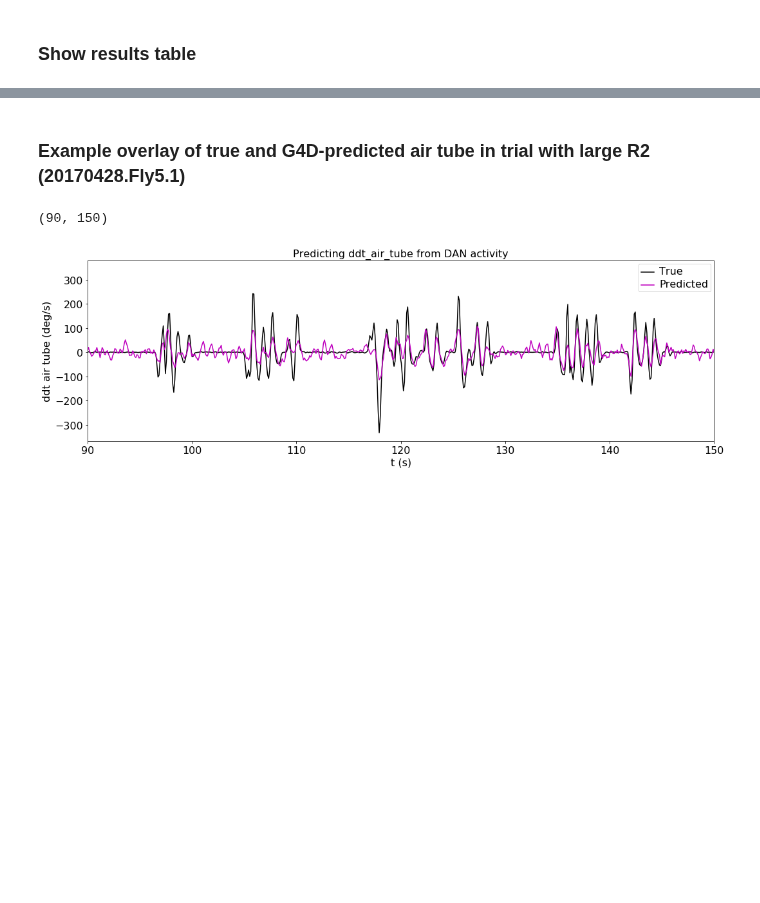
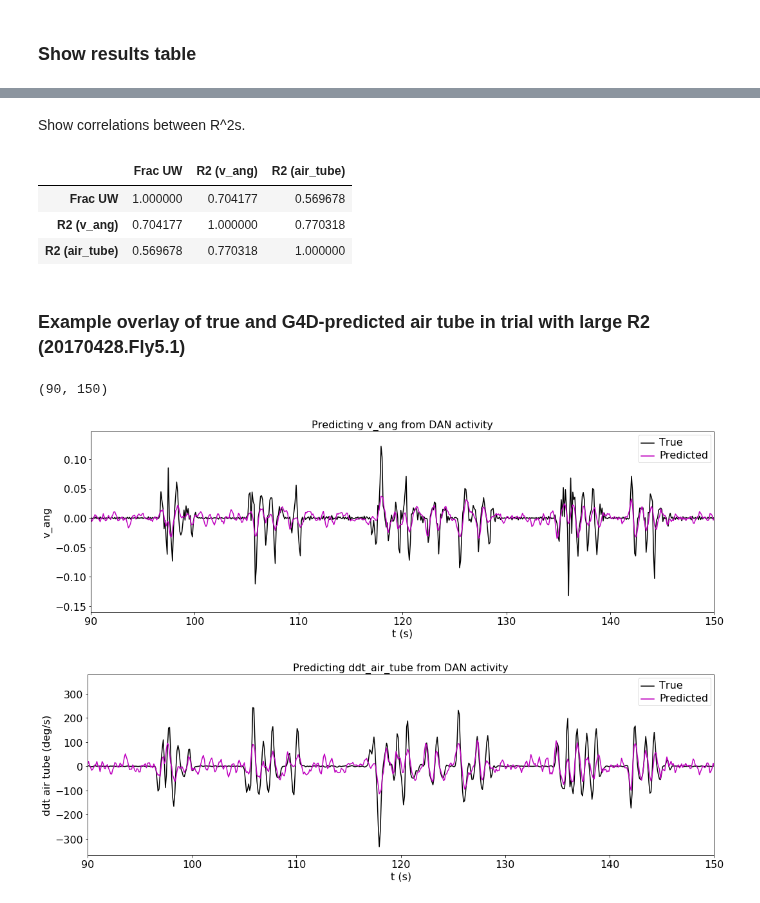
Before and after one commit to rkp8000/mushroom_mushroom, a Jupyter notebook: B1_G4_vs_v_ang_and_air_tube.ipynb, the cells around one changed output, grey strips where cells are left out. Cells and saved outputs as stored; diff of their text form; code cells hidden in the pictures; blank space fills up the shorter version.

```diff
--- a/B1_G4_vs_v_ang_and_air_tube.ipynb
+++ b/B1_G4_vs_v_ang_and_air_tube.ipynb
@@ -151,7 +59,7 @@ WINDOWS = {'G4D': (1, 6)}
 rslts = {'v_ang': []}
 
 for trial in trials:
-    rslt = regress(trial=trial, targ='v_ang', preds=('G4D',), windows=WINDOWS, valid='all')
+    rslt = linear_fit.regress(trial=trial, targ='v_ang', preds=('G4D',), windows=WINDOWS, valid='all')
 
     # get fraction of time fly is pointed upwind rel to air tube
     frac_uw = np.mean(np.abs(trial.dl.air_tube) < 90)
@@ -204,7 +112,7 @@ for trial in trials:
     else:
         valid = 'all'
 
-    rslt = regress(trial=trial, targ='ddt_air_tube', preds=('G4D',), windows=WINDOWS, valid=valid)
+    rslt = linear_fit.regress(trial=trial, targ='ddt_air_tube', preds=('G4D',), windows=WINDOWS, valid=valid)
 
     # get fraction of time fly is pointed upwind rel to air tube
     if not np.all(np.isnan(trial.dl.air_tube)):
@@ -255,28 +163,61 @@ df
+# %% [markdown]
+Show correlations between R^2s.
+# %%
+df.corr()
+# %% [output]
+|  | Frac UW | R2 (v_ang) | R2 (air_tube) |
+| Frac UW | 1.000000 | 0.704177 | 0.569678 |
+| R2 (v_ang) | 0.704177 | 1.000000 | 0.770318 |
+| R2 (air_tube) | 0.569678 | 0.770318 | 1.000000 |
 # %% [markdown]
 ### Example overlay of true and G4D-predicted air tube in trial with large R2 (20170428.Fly5.1)
 # %%
+def plot_example_v_ang_prediction(trial_name, fig_size=(15, 5)):
+    fig, ax = plt.subplots(1, 1, figsize=fig_size, tight_layout=True)
+
+    trial_idx = [trial.name for trial in trials].index(trial_name)
+    rslt = rslts['v_ang'][trial_idx]
+
+    ts = trial.dl.timestamp_gcamp
+
+    ax.plot(ts, rslt.ys, color='k')
+    ax.plot(ts, rslt.ys_pred, color='m')
+
+    ax.set_xlabel('t (s)')
+    ax.set_ylabel('v_ang')
+    ax.set_title('Predicting v_ang from DAN activity')
+    ax.legend(['True', 'Predicted'])
+
+    set_font_size(ax, 16)
+
+    return ax
+
 def plot_example_air_tube_prediction(trial_name, fig_size=(15, 5)):
     fig, ax = plt.subplots(1, 1, figsize=fig_size, tight_layout=True)
 
     trial_idx = [trial.name for trial in trials].index(trial_name)
     rslt = rslts['ddt_air_tube'][trial_idx]
 
     ts = trial.dl.timestamp_gcamp
 
     ax.plot(ts, rslt.ys, color='k')
     ax.plot(ts, rslt.ys_pred, color='m')
 
     ax.set_xlabel('t (s)')
     ax.set_ylabel('ddt air tube (deg/s)')
     ax.set_title('Predicting ddt_air_tube from DAN activity')
     ax.legend(['True', 'Predicted'])
 
     set_font_size(ax, 16)
 
     return ax
 
+ax = plot_example_v_ang_prediction('20170428.Fly5.1')
+ax.set_xlim(90, 150)
+
 ax = plot_example_air_tube_prediction('20170428.Fly5.1')
 ax.set_xlim(90, 150)
 # %% [output]
 (90, 150)
-[figure, old version]
+[figure, new version]
+[figure, added]
```
Also changed, not shown: parts of 7 cells of this notebook, 7 other files.
